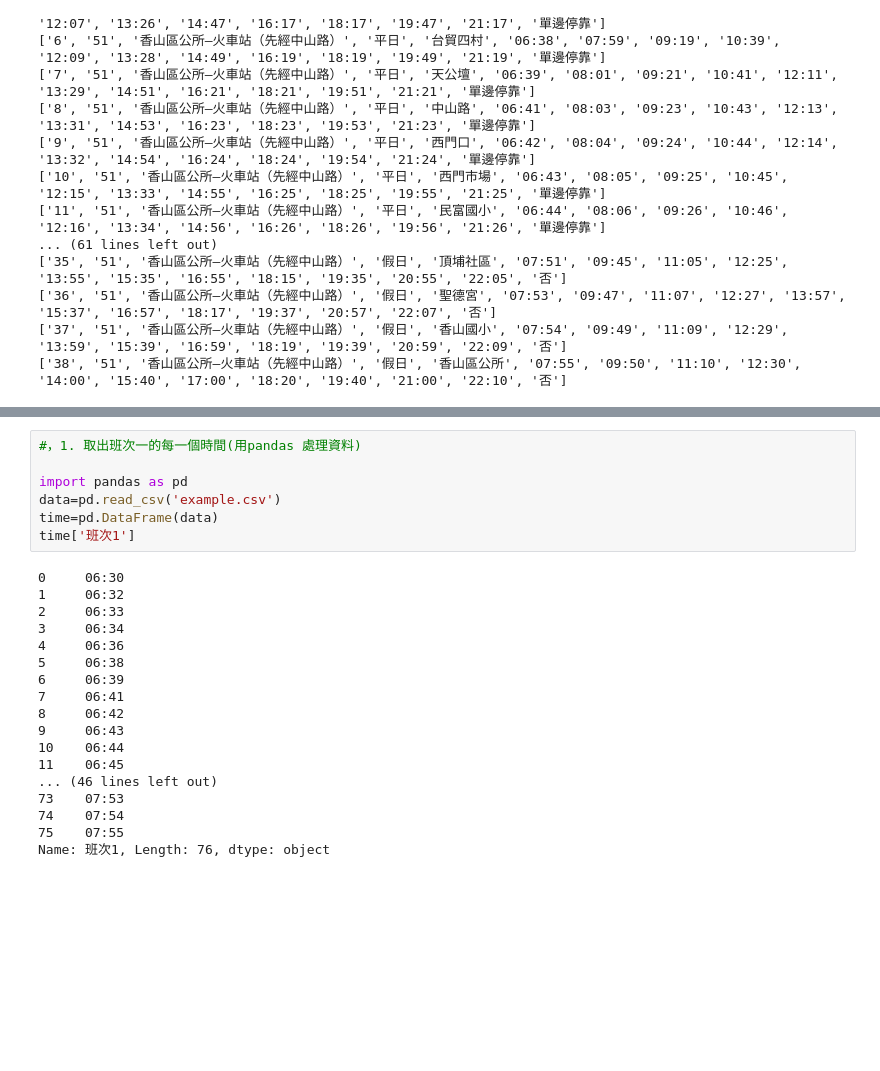
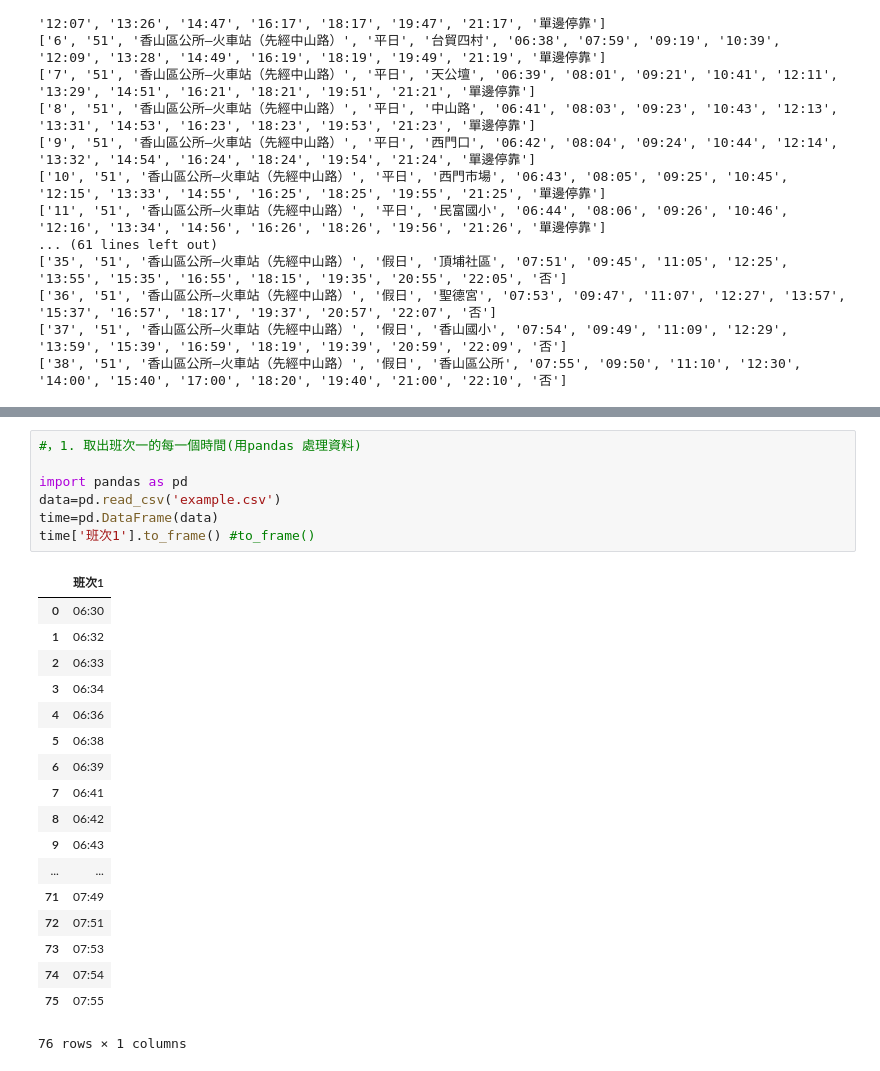
Before and after one commit to claude1016/1st-PyCrawlerMarathon, a Jupyter notebook: Day002_HW.ipynb, the cells around one changed output, grey strips where cells are left out. Drawn from its saved outputs; the diff is of its cells as text; blank space fills up the shorter version.

```diff
--- a/Day002_HW.ipynb
+++ b/Day002_HW.ipynb
@@ -152,28 +180,29 @@ with open('./example.csv', newline='',encoding='utf-8') as csvfile:
 # %%
 #，1. 取出班次一的每一個時間(用pandas 處理資料)
 
 import pandas as pd
 data=pd.read_csv('example.csv')
 time=pd.DataFrame(data)
-time['班次1']
+time['班次1'].to_frame() #to_frame()
 # %% [output]
+|  | 班次1 |
+| 0 | 06:30 |
+| 1 | 06:32 |
+| 2 | 06:33 |
+| 3 | 06:34 |
+| 4 | 06:36 |
+| 5 | 06:38 |
+| 6 | 06:39 |
+| 7 | 06:41 |
+| 8 | 06:42 |
+| 9 | 06:43 |
+| ... | ... |
+| 71 | 07:49 |
+| 72 | 07:51 |
+| 73 | 07:53 |
+| 74 | 07:54 |
+| 75 | 07:55 |
-0     06:30
-1     06:32
-2     06:33
-3     06:34
-4     06:36
-5     06:38
-6     06:39
-7     06:41
-8     06:42
-9     06:43
-10    06:44
-11    06:45
-... (46 lines left out)
-73    07:53
-74    07:54
-75    07:55
-Name: 班次1, Length: 76, dtype: object
+76 rows × 1 columns
 # %%
 # 2. 將班次一的每一個時間用一種資料型態保存(用pandas 處理資料)
 time_1=time['班次1']
```
Also changed, not shown: parts of 5 cells of this notebook.
